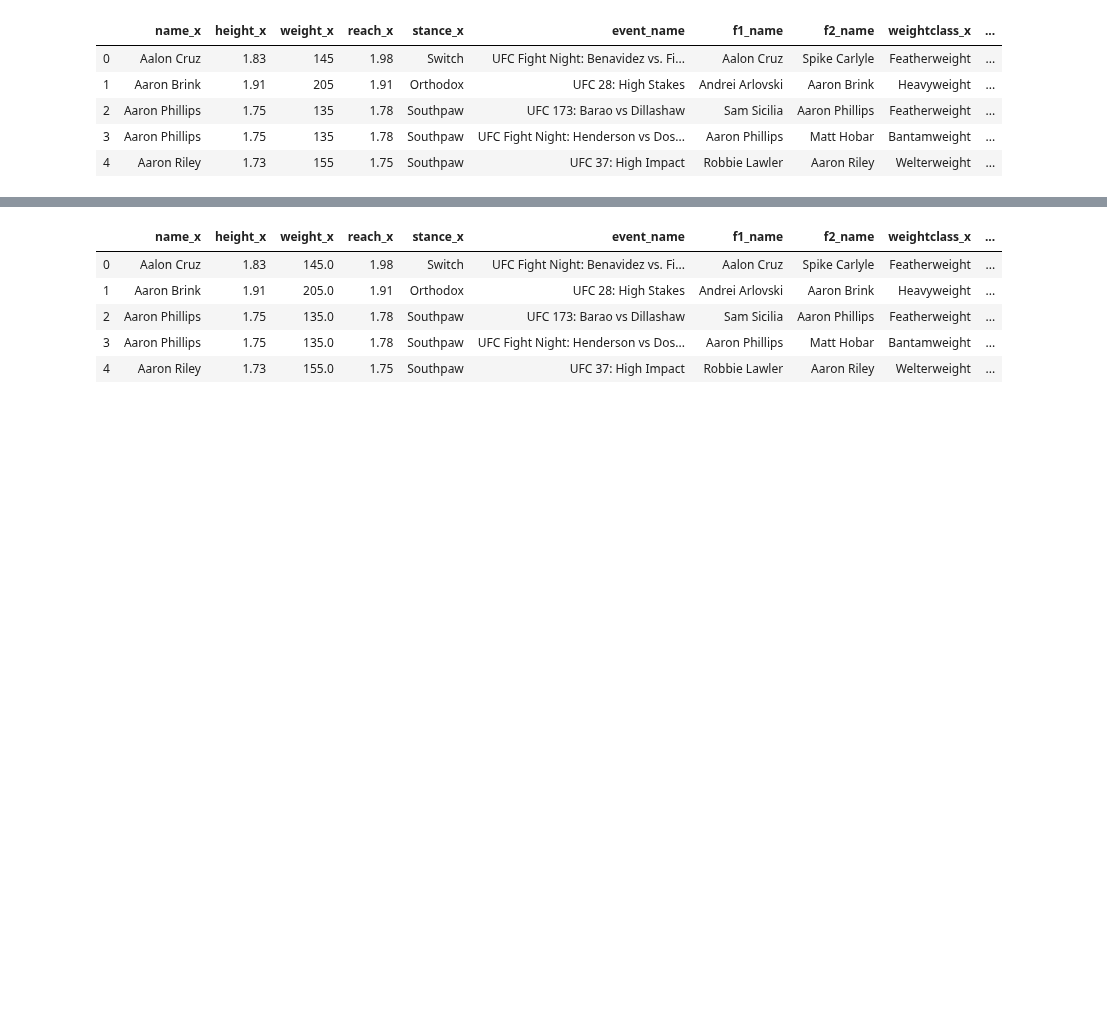
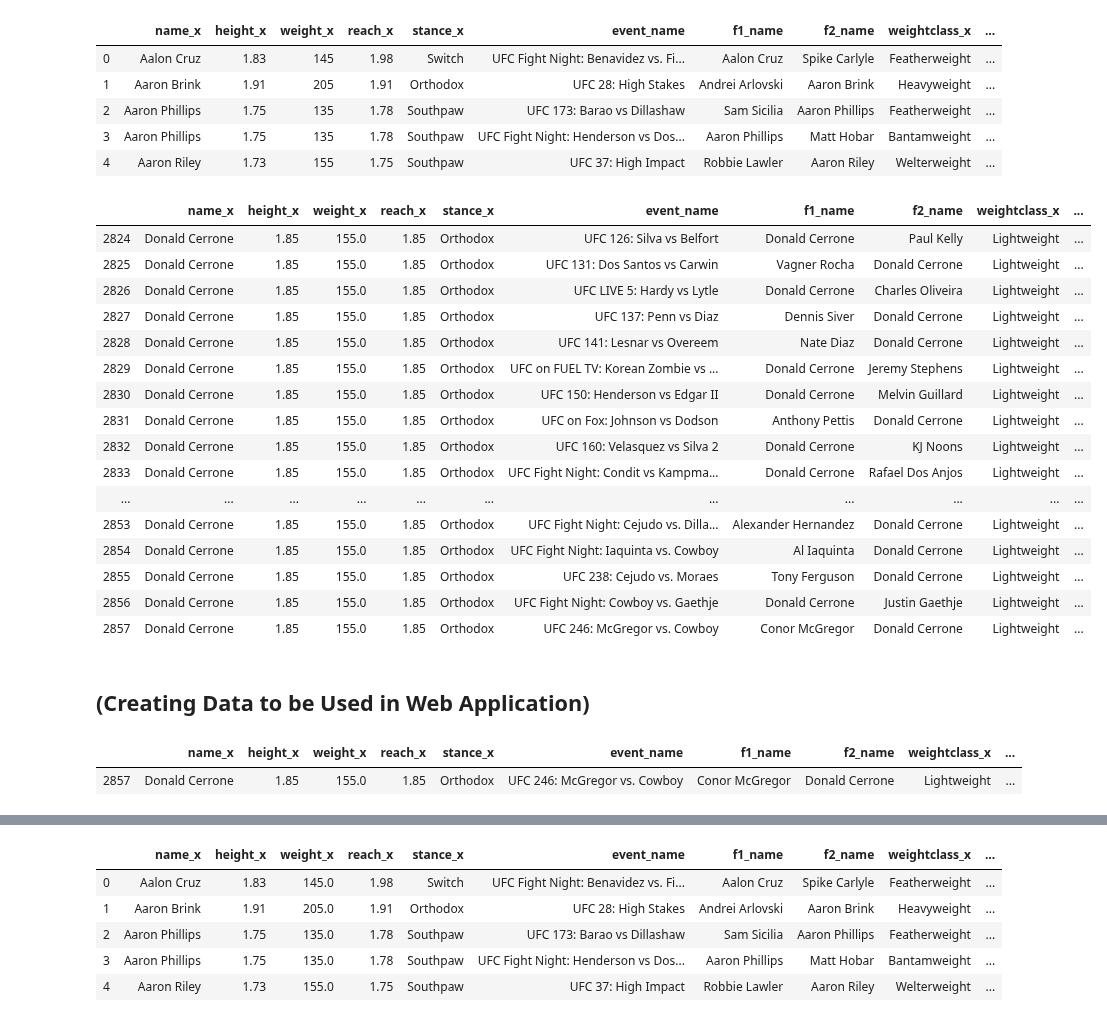
Before and after one commit to ravimalde/ufc_fight_predictor, a Jupyter notebook: cleaning_eda_7.ipynb, the cells around one changed output, grey strips where cells are left out. Cells and saved outputs as stored; diff of their text form; code cells hidden in the pictures; blank space fills up the shorter version.

```diff
--- a/cleaning_eda_7.ipynb
+++ b/cleaning_eda_7.ipynb
@@ -534,6 +517,33 @@ for i, row in df.iterrows():
         pass
 # %%
 df['weightclass_x'] = df['weightclass_x'].replace("Women's ", '', regex=True)
+# %%
+df[df['name_x'] == 'Donald Cerrone']
+# %% [output]
+|  | name_x | height_x | weight_x | reach_x | stance_x | event_name | f1_name | f2_name | weightclass_x | ... |
+| 2824 | Donald Cerrone | 1.85 | 155.0 | 1.85 | Orthodox | UFC 126: Silva vs Belfort | Donald Cerrone | Paul Kelly | Lightweight | ... |
+| 2825 | Donald Cerrone | 1.85 | 155.0 | 1.85 | Orthodox | UFC 131: Dos Santos vs Carwin | Vagner Rocha | Donald Cerrone | Lightweight | ... |
+| 2826 | Donald Cerrone | 1.85 | 155.0 | 1.85 | Orthodox | UFC LIVE 5: Hardy vs Lytle | Donald Cerrone | Charles Oliveira | Lightweight | ... |
+| 2827 | Donald Cerrone | 1.85 | 155.0 | 1.85 | Orthodox | UFC 137: Penn vs Diaz | Dennis Siver | Donald Cerrone | Lightweight | ... |
+| 2828 | Donald Cerrone | 1.85 | 155.0 | 1.85 | Orthodox | UFC 141: Lesnar vs Overeem | Nate Diaz | Donald Cerrone | Lightweight | ... |
+| 2829 | Donald Cerrone | 1.85 | 155.0 | 1.85 | Orthodox | UFC on FUEL TV: Korean Zombie vs ... | Donald Cerrone | Jeremy Stephens | Lightweight | ... |
+| 2830 | Donald Cerrone | 1.85 | 155.0 | 1.85 | Orthodox | UFC 150: Henderson vs Edgar II | Donald Cerrone | Melvin Guillard | Lightweight | ... |
+| 2831 | Donald Cerrone | 1.85 | 155.0 | 1.85 | Orthodox | UFC on Fox: Johnson vs Dodson | Anthony Pettis | Donald Cerrone | Lightweight | ... |
+| 2832 | Donald Cerrone | 1.85 | 155.0 | 1.85 | Orthodox | UFC 160: Velasquez vs Silva 2 | Donald Cerrone | KJ Noons | Lightweight | ... |
+| 2833 | Donald Cerrone | 1.85 | 155.0 | 1.85 | Orthodox | UFC Fight Night: Condit vs Kampma... | Donald Cerrone | Rafael Dos Anjos | Lightweight | ... |
+| ... | ... | ... | ... | ... | ... | ... | ... | ... | ... | ... |
+| 2853 | Donald Cerrone | 1.85 | 155.0 | 1.85 | Orthodox | UFC Fight Night: Cejudo vs. Dilla... | Alexander Hernandez | Donald Cerrone | Lightweight | ... |
+| 2854 | Donald Cerrone | 1.85 | 155.0 | 1.85 | Orthodox | UFC Fight Night: Iaquinta vs. Cowboy | Al Iaquinta | Donald Cerrone | Lightweight | ... |
+| 2855 | Donald Cerrone | 1.85 | 155.0 | 1.85 | Orthodox | UFC 238: Cejudo vs. Moraes | Tony Ferguson | Donald Cerrone | Lightweight | ... |
+| 2856 | Donald Cerrone | 1.85 | 155.0 | 1.85 | Orthodox | UFC Fight Night: Cowboy vs. Gaethje | Donald Cerrone | Justin Gaethje | Lightweight | ... |
+| 2857 | Donald Cerrone | 1.85 | 155.0 | 1.85 | Orthodox | UFC 246: McGregor vs. Cowboy | Conor McGregor | Donald Cerrone | Lightweight | ... |
+# %% [markdown]
+## (Creating Data to be Used in Web Application)
 # %%
 df_database = df.copy()
 df_database = df.groupby('name_x').tail(n=1)
+# %%
+df_database[df_database['name_x'] == 'Donald Cerrone']
+# %% [output]
+|  | name_x | height_x | weight_x | reach_x | stance_x | event_name | f1_name | f2_name | weightclass_x | ... |
+| 2857 | Donald Cerrone | 1.85 | 155.0 | 1.85 | Orthodox | UFC 246: McGregor vs. Cowboy | Conor McGregor | Donald Cerrone | Lightweight | ... |
```
Also changed, not shown: parts of 22 cells of this notebook, 7 other files.
